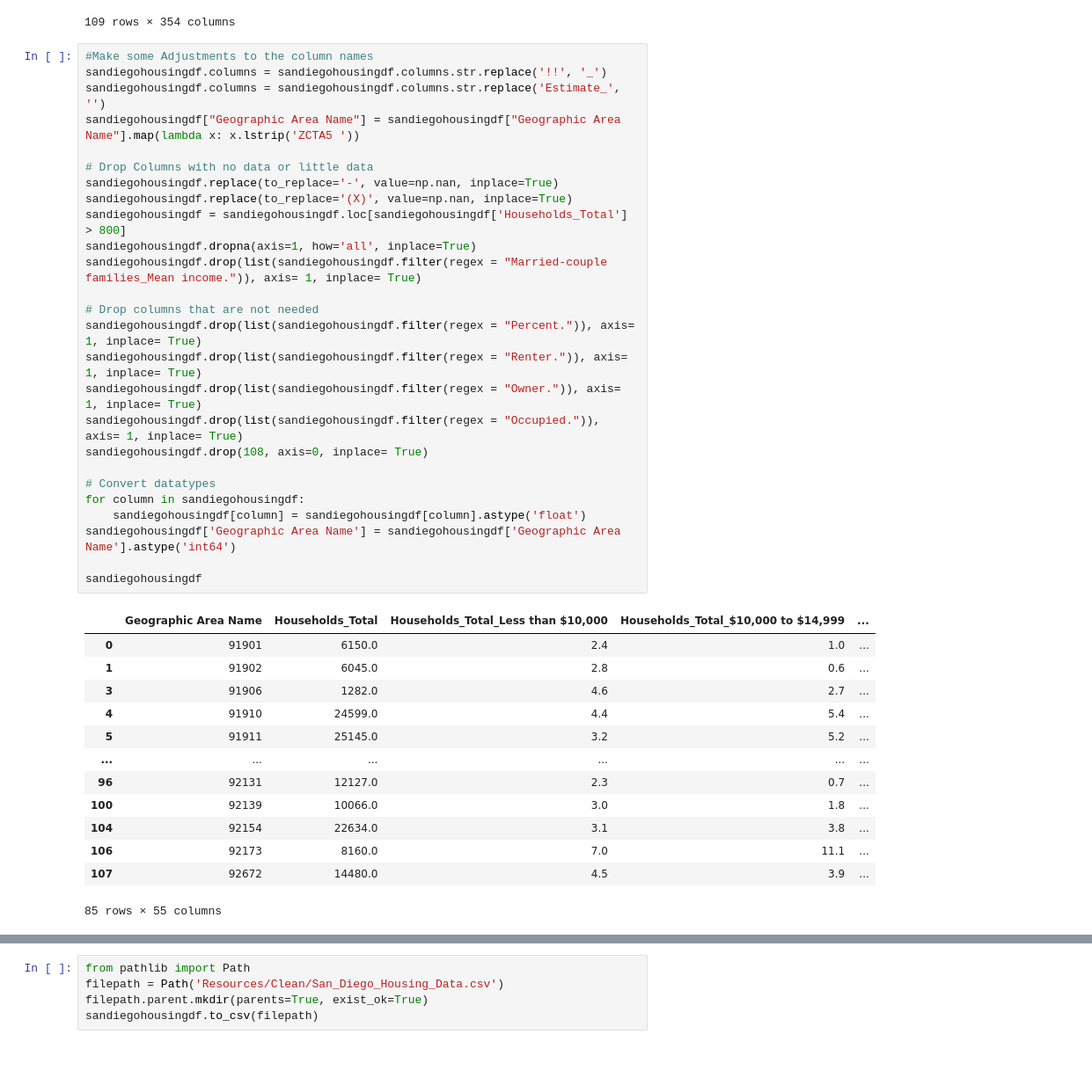
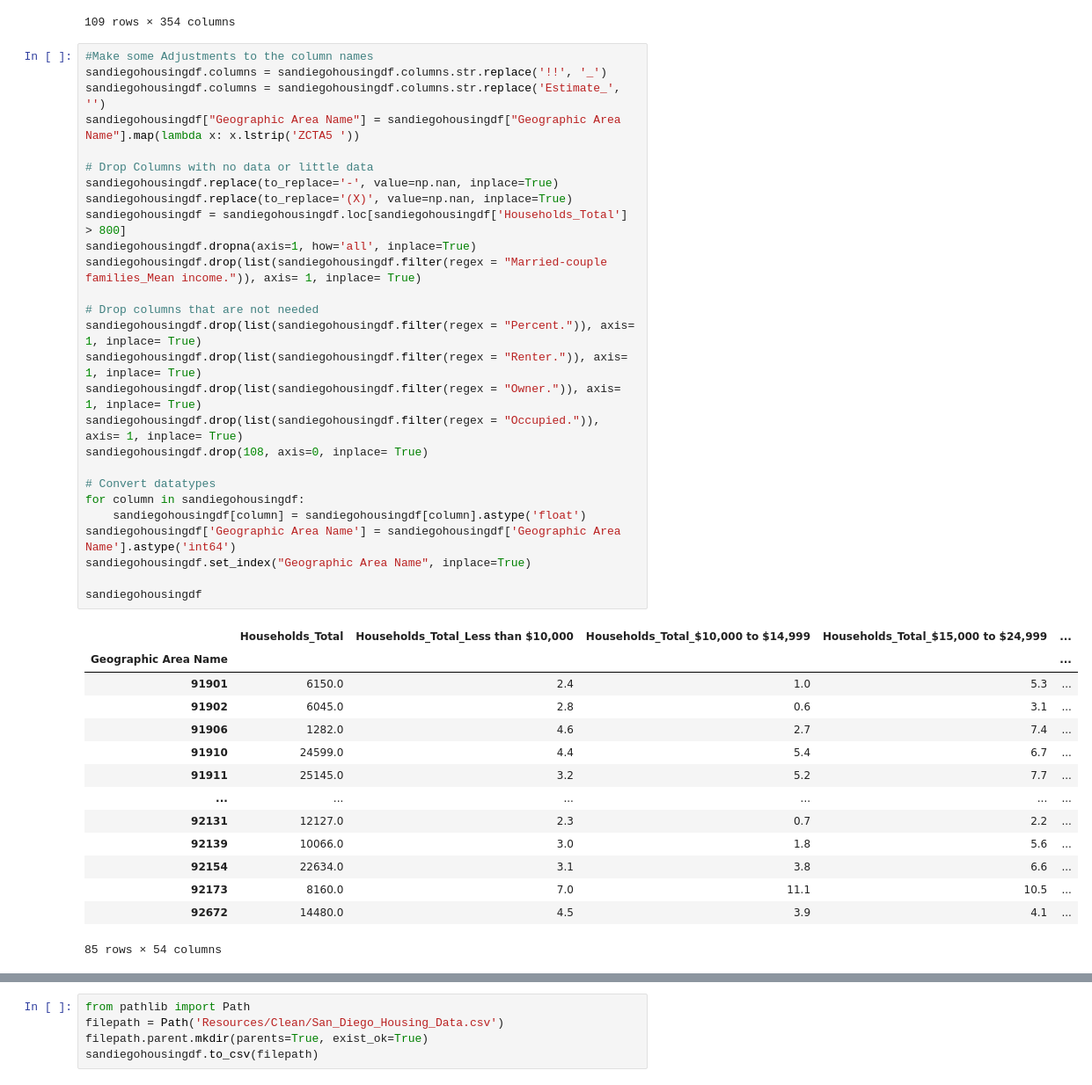
Before and after one commit to tsmtruong/final-project, a Jupyter notebook: Clean_Census_Data.ipynb, the cells around one changed output, grey strips where cells are left out. Shown at 88% size. Cells and saved outputs as stored; diff of their text form; blank space fills up the shorter version.

```diff
--- a/Clean_Census_Data.ipynb
+++ b/Clean_Census_Data.ipynb
@@ -98,41 +98,43 @@ sandiegohousingdf
 # %%
 #Make some Adjustments to the column names
 sandiegohousingdf.columns = sandiegohousingdf.columns.str.replace('!!', '_')
 sandiegohousingdf.columns = sandiegohousingdf.columns.str.replace('Estimate_', '')
 sandiegohousingdf["Geographic Area Name"] = sandiegohousingdf["Geographic Area Name"].map(lambda x: x.lstrip('ZCTA5 '))
 
 # Drop Columns with no data or little data
 sandiegohousingdf.replace(to_replace='-', value=np.nan, inplace=True)
 sandiegohousingdf.replace(to_replace='(X)', value=np.nan, inplace=True)
 sandiegohousingdf = sandiegohousingdf.loc[sandiegohousingdf['Households_Total'] > 800]
 sandiegohousingdf.dropna(axis=1, how='all', inplace=True)
 sandiegohousingdf.drop(list(sandiegohousingdf.filter(regex = "Married-couple families_Mean income.")), axis= 1, inplace= True)
 
 # Drop columns that are not needed
 sandiegohousingdf.drop(list(sandiegohousingdf.filter(regex = "Percent.")), axis= 1, inplace= True)
 sandiegohousingdf.drop(list(sandiegohousingdf.filter(regex = "Renter.")), axis= 1, inplace= True)
 sandiegohousingdf.drop(list(sandiegohousingdf.filter(regex = "Owner.")), axis= 1, inplace= True)
 sandiegohousingdf.drop(list(sandiegohousingdf.filter(regex = "Occupied.")), axis= 1, inplace= True)
 sandiegohousingdf.drop(108, axis=0, inplace= True)
 
 # Convert datatypes
 for column in sandiegohousingdf:
     sandiegohousingdf[column] = sandiegohousingdf[column].astype('float')
 sandiegohousingdf['Geographic Area Name'] = sandiegohousingdf['Geographic Area Name'].astype('int64')
+sandiegohousingdf.set_index("Geographic Area Name", inplace=True)
 
 sandiegohousingdf
 # %% [output]
-|  | Geographic Area Name | Households_Total | Households_Total_Less than $10,000 | Households_Total_$10,000 to $14,999 | ... |
-| 0 | 91901 | 6150.0 | 2.4 | 1.0 | ... |
-| 1 | 91902 | 6045.0 | 2.8 | 0.6 | ... |
-| 3 | 91906 | 1282.0 | 4.6 | 2.7 | ... |
-| 4 | 91910 | 24599.0 | 4.4 | 5.4 | ... |
-| 5 | 91911 | 25145.0 | 3.2 | 5.2 | ... |
+|  | Households_Total | Households_Total_Less than $10,000 | Households_Total_$10,000 to $14,999 | Households_Total_$15,000 to $24,999 | ... |
+| Geographic Area Name |  |  |  |  | ... |
+| 91901 | 6150.0 | 2.4 | 1.0 | 5.3 | ... |
+| 91902 | 6045.0 | 2.8 | 0.6 | 3.1 | ... |
+| 91906 | 1282.0 | 4.6 | 2.7 | 7.4 | ... |
+| 91910 | 24599.0 | 4.4 | 5.4 | 6.7 | ... |
+| 91911 | 25145.0 | 3.2 | 5.2 | 7.7 | ... |
 | ... | ... | ... | ... | ... | ... |
-| 96 | 92131 | 12127.0 | 2.3 | 0.7 | ... |
-| 100 | 92139 | 10066.0 | 3.0 | 1.8 | ... |
-| 104 | 92154 | 22634.0 | 3.1 | 3.8 | ... |
-| 106 | 92173 | 8160.0 | 7.0 | 11.1 | ... |
-| 107 | 92672 | 14480.0 | 4.5 | 3.9 | ... |
+| 92131 | 12127.0 | 2.3 | 0.7 | 2.2 | ... |
+| 92139 | 10066.0 | 3.0 | 1.8 | 5.6 | ... |
+| 92154 | 22634.0 | 3.1 | 3.8 | 6.6 | ... |
+| 92173 | 8160.0 | 7.0 | 11.1 | 10.5 | ... |
+| 92672 | 14480.0 | 4.5 | 3.9 | 4.1 | ... |
-85 rows × 55 columns
+85 rows × 54 columns
 # %%
```
Also changed, not shown: parts of 2 cells of this notebook, 2 other files.
